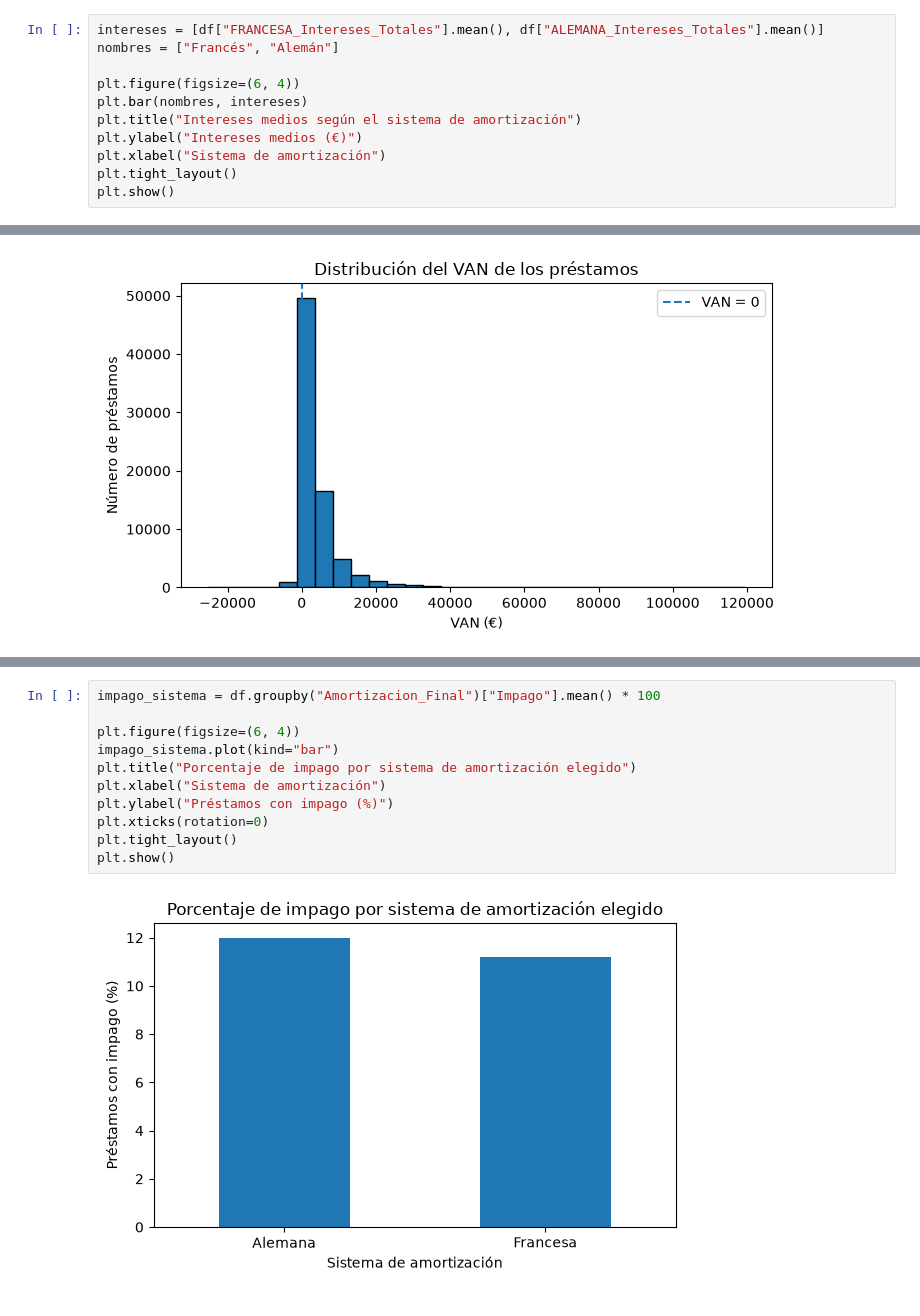
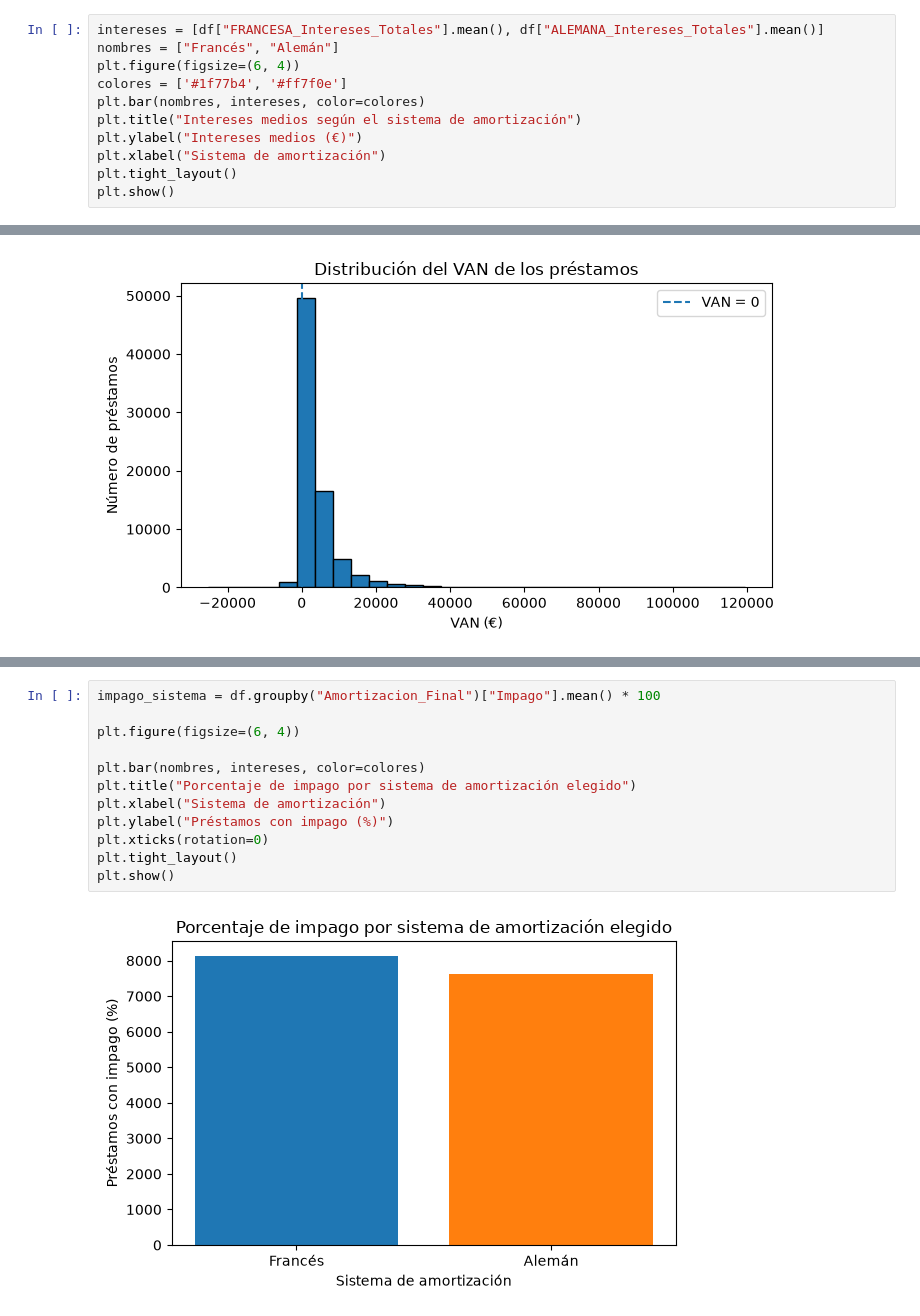
Before and after one commit to NaiaArroyo/RETO-5-NARANJA, a Jupyter notebook: Notebook Amortizacion Francesa y Aleman.ipynb, the cells around one changed output, grey strips where cells are left out. Cells and saved outputs as stored; diff of their text form.

```diff
--- a/Notebook Amortizacion Francesa y Aleman.ipynb
+++ b/Notebook Amortizacion Francesa y Aleman.ipynb
@@ -672,9 +672,9 @@ resumen.round(3)
 # %%
 intereses = [df["FRANCESA_Intereses_Totales"].mean(), df["ALEMANA_Intereses_Totales"].mean()]
 nombres = ["Francés", "Alemán"]
-
 plt.figure(figsize=(6, 4))
-plt.bar(nombres, intereses)
+colores = ['#1f77b4', '#ff7f0e']
+plt.bar(nombres, intereses, color=colores)
 plt.title("Intereses medios según el sistema de amortización")
 plt.ylabel("Intereses medios (€)")
 plt.xlabel("Sistema de amortización")
@@ -757,13 +757,14 @@ plt.show()
 # %%
 impago_sistema = df.groupby("Amortizacion_Final")["Impago"].mean() * 100
 
 plt.figure(figsize=(6, 4))
-impago_sistema.plot(kind="bar")
+
+plt.bar(nombres, intereses, color=colores)
 plt.title("Porcentaje de impago por sistema de amortización elegido")
 plt.xlabel("Sistema de amortización")
 plt.ylabel("Préstamos con impago (%)")
 plt.xticks(rotation=0)
 plt.tight_layout()
 plt.show()
 # %% [output]
-[figure, old version]
+[figure, new version]
```
Also changed, not shown: parts of 3 cells of this notebook.
